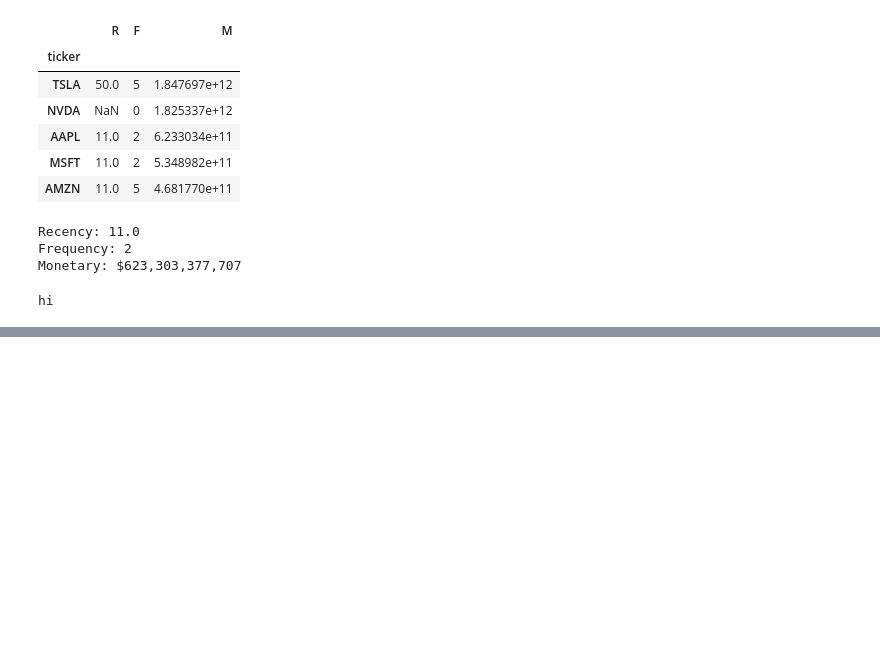
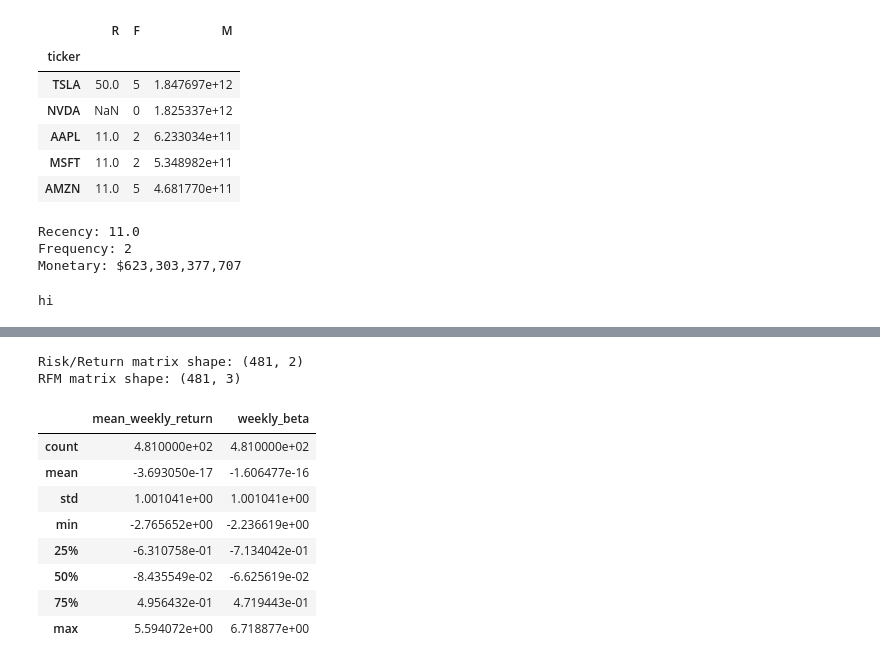
Before and after one commit to SharuIIT/6BUIS017W-sp500-rfm-segmentation_w2149468, a Jupyter notebook: 6BUIS017W__w2149468.ipynb, the cells around one changed output, grey strips where cells are left out. Cells and saved outputs as stored; diff of their text form; code cells hidden in the pictures; blank space fills up the shorter version.

```diff
--- a/6BUIS017W__w2149468.ipynb
+++ b/6BUIS017W__w2149468.ipynb
@@ -361,0 +378,35 @@ hi
+# %%
+from sklearn.preprocessing import StandardScaler
+
+# Standardise Matrix 1: Risk & Return
+scaler1 = StandardScaler()
+risk_return_scaled = pd.DataFrame(
+    scaler1.fit_transform(risk_return_df),
+    index=risk_return_df.index,
+    columns=risk_return_df.columns
+)
+
+# Standardise Matrix 2: Trading Activity (R, F, M_log)
+rfm_features = rfm_complete[["R", "F", "M_log"]]
+scaler2 = StandardScaler()
+rfm_scaled = pd.DataFrame(
+    scaler2.fit_transform(rfm_features),
+    index=rfm_features.index,
+    columns=rfm_features.columns
+)
+
+print("Risk/Return matrix shape:", risk_return_scaled.shape)
+print("RFM matrix shape:", rfm_scaled.shape)
+risk_return_scaled.describe()
+# %% [output]
+Risk/Return matrix shape: (481, 2)
+RFM matrix shape: (481, 3)
+|  | mean_weekly_return | weekly_beta |
+| count | 4.810000e+02 | 4.810000e+02 |
+| mean | -3.693050e-17 | -1.606477e-16 |
+| std | 1.001041e+00 | 1.001041e+00 |
+| min | -2.765652e+00 | -2.236619e+00 |
+| 25% | -6.310758e-01 | -7.134042e-01 |
+| 50% | -8.435549e-02 | -6.625619e-02 |
+| 75% | 4.956432e-01 | 4.719443e-01 |
+| max | 5.594072e+00 | 6.718877e+00 |
```
Also changed, not shown: parts of 30 cells of this notebook, 12 other files.
